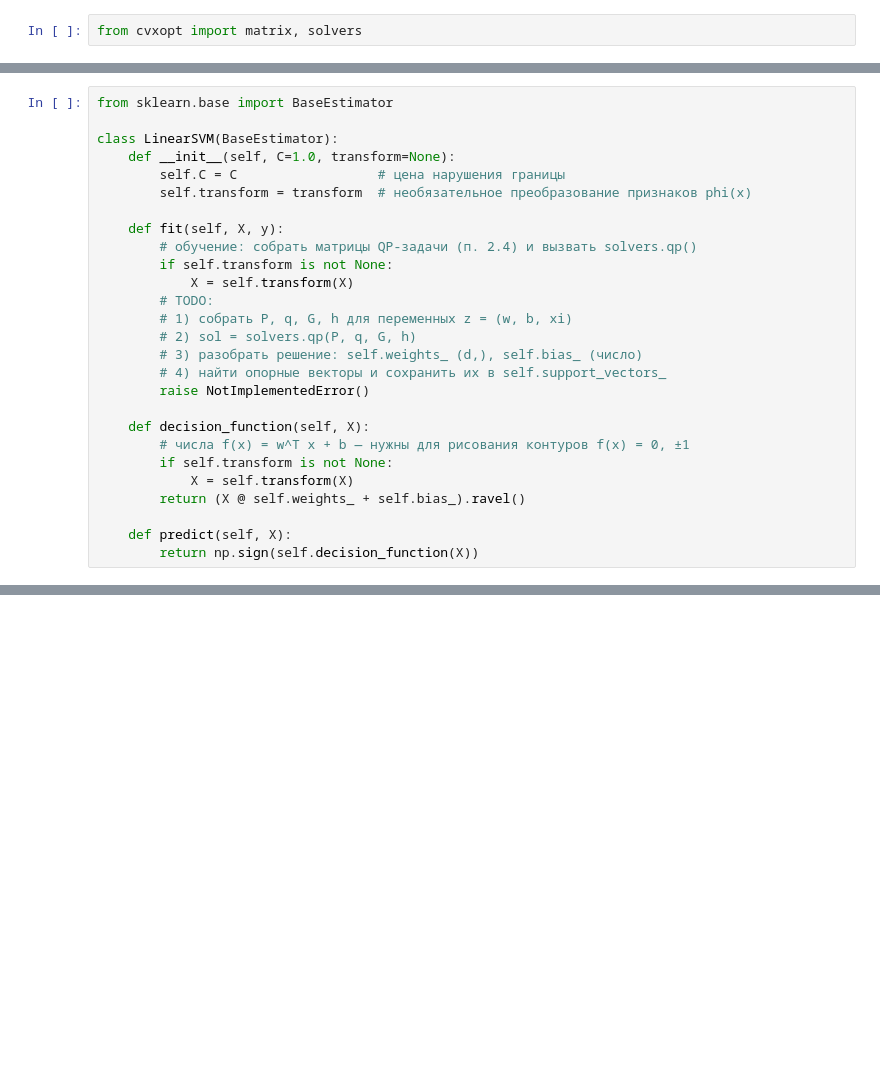
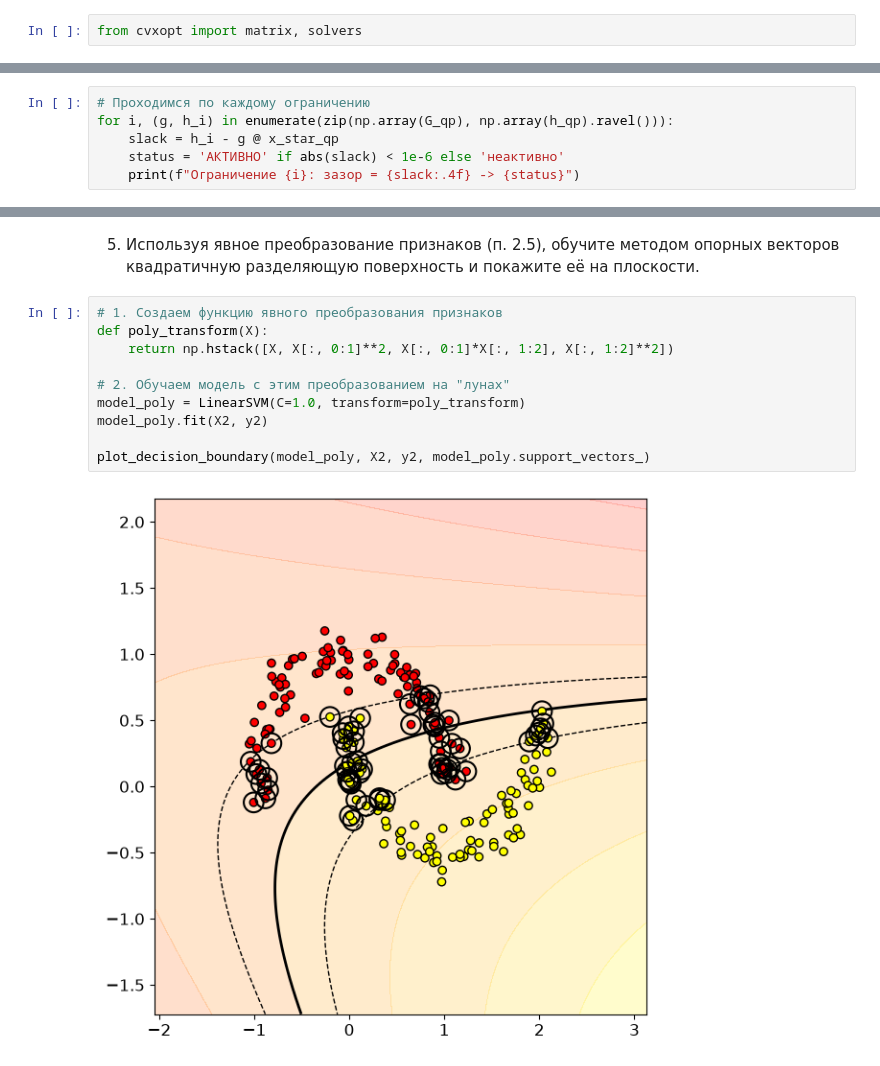
Before and after one commit to aabaranova/ML2026_autumn, a Jupyter notebook: homework-05/D5.ipynb, the cells around one changed output, grey strips where cells are left out. Cells and saved outputs as stored; diff of their text form; blank space fills up the shorter version.

```diff
--- a/homework-05/D5.ipynb
+++ b/homework-05/D5.ipynb
@@ -274,27 +22,0 @@ def plot_decision_boundary(model, X, y, support_vectors=None, figsize=(6, 6)):
-# %%
-from sklearn.base import BaseEstimator
-
-class LinearSVM(BaseEstimator):
-    def __init__(self, C=1.0, transform=None):
-        self.C = C                  # цена нарушения границы
-        self.transform = transform  # необязательное преобразование признаков phi(x)
-
-    def fit(self, X, y):
-        # обучение: собрать матрицы QP-задачи (п. 2.4) и вызвать solvers.qp()
-        if self.transform is not None:
-            X = self.transform(X)
-        # TODO:
-        # 1) собрать P, q, G, h для переменных z = (w, b, xi)
-        # 2) sol = solvers.qp(P, q, G, h)
-        # 3) разобрать решение: self.weights_ (d,), self.bias_ (число)
-        # 4) найти опорные векторы и сохранить их в self.support_vectors_
-        raise NotImplementedError()
-
-    def decision_function(self, X):
-        # числа f(x) = w^T x + b — нужны для рисования контуров f(x) = 0, ±1
-        if self.transform is not None:
-            X = self.transform(X)
-        return (X @ self.weights_ + self.bias_).ravel()
-
-    def predict(self, X):
-        return np.sign(self.decision_function(X))
@@ -409,0 +156,6 @@ plt.show()
+# %%
+# Проходимся по каждому ограничению
+for i, (g, h_i) in enumerate(zip(np.array(G_qp), np.array(h_qp).ravel())):
+    slack = h_i - g @ x_star_qp
+    status = 'АКТИВНО' if abs(slack) < 1e-6 else 'неактивно'
+    print(f"Ограничение {i}: зазор = {slack:.4f} -> {status}")
@@ -952,0 +352,14 @@ print(f'При C={best_C:.0e}: доля опорных векторов = {sv_fr
+# %% [markdown]
+5. Используя явное преобразование признаков (п. 2.5), обучите методом опорных векторов квадратичную разделяющую поверхность и покажите её на плоскости.
+# %%
+# 1. Создаем функцию явного преобразования признаков
+def poly_transform(X):
+    return np.hstack([X, X[:, 0:1]**2, X[:, 0:1]*X[:, 1:2], X[:, 1:2]**2])
+
+# 2. Обучаем модель с этим преобразованием на "лунах"
+model_poly = LinearSVM(C=1.0, transform=poly_transform)
+model_poly.fit(X2, y2)
+
+plot_decision_boundary(model_poly, X2, y2, model_poly.support_vectors_)
+# %% [output]
+[figure, added]
```
Also changed, not shown: parts of 120 cells of this notebook.
